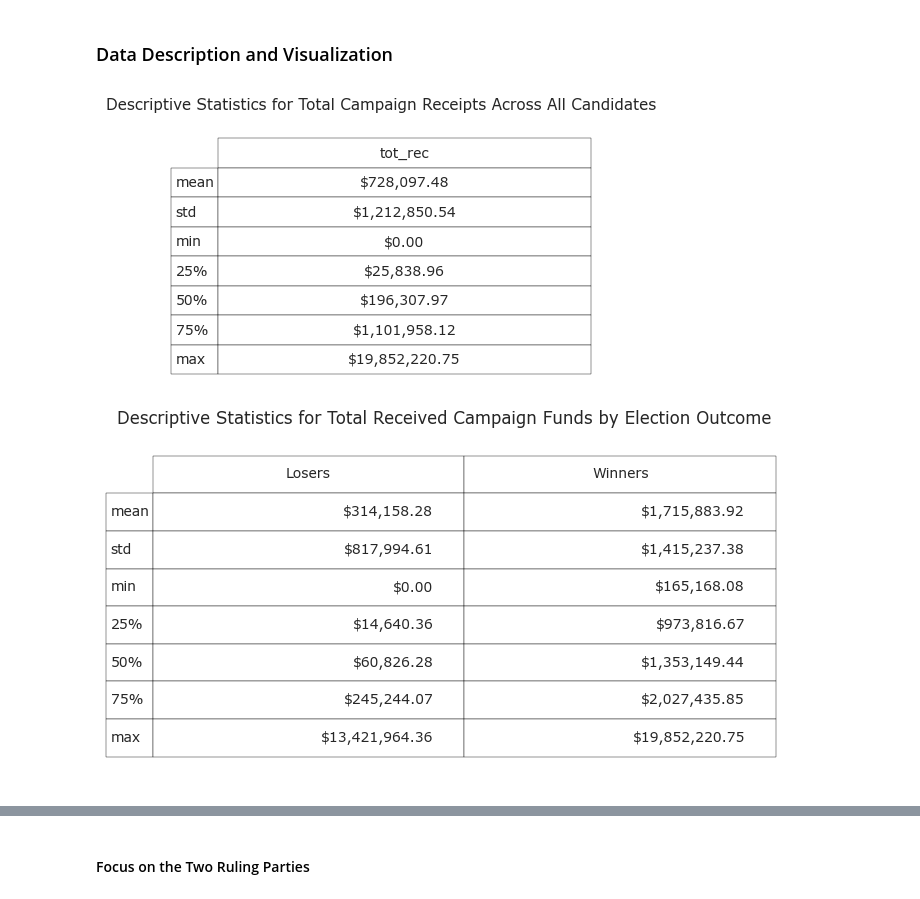
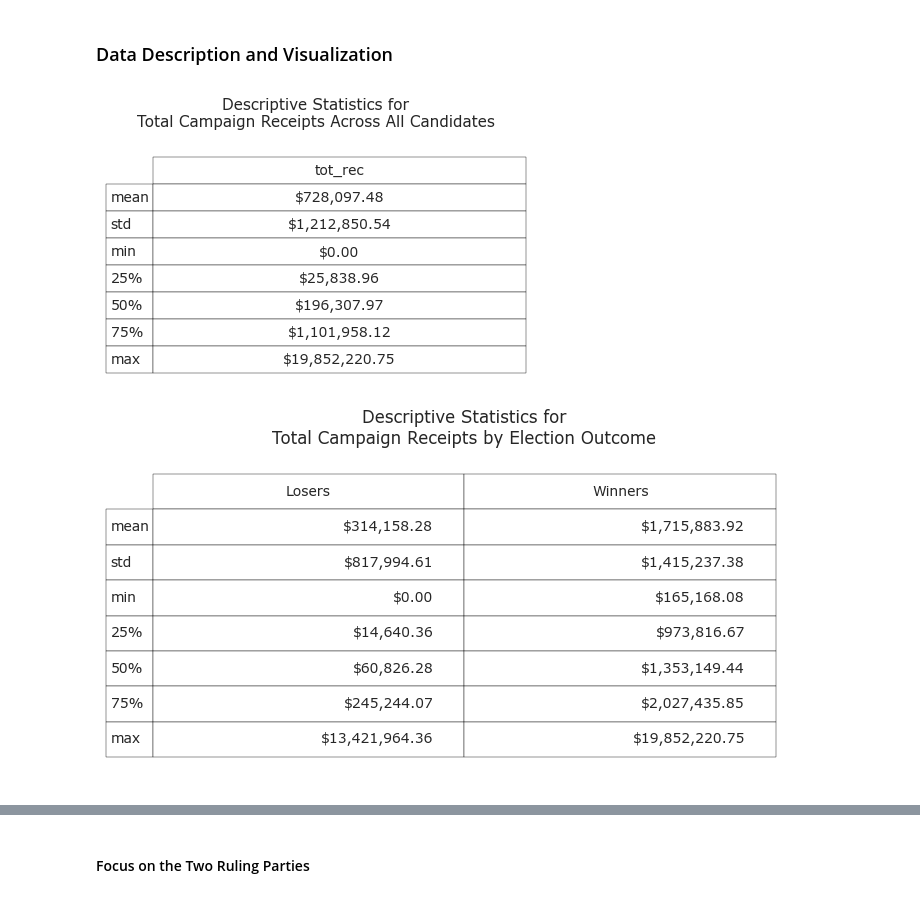
Before and after one commit to neophyte577/campaign-finance-analysis-house-2016, a Jupyter notebook: analysis/house_campaign_finance_analysis_2016.ipynb, the cells around one changed output, grey strips where cells are left out. Drawn from its saved outputs; the diff is of its cells as text; code cells hidden in the pictures.

```diff
--- a/house_campaign_finance_analysis_2016.ipynb
+++ b/analysis/house_campaign_finance_analysis_2016.ipynb
@@ -21,11 +21,11 @@ In light of these limitations, two datasets have been produced via two different
 
 The second dataset will serve as the focus of the parametric analyses and algorithmic classifications which follow, while the first will be analyzed in a separate notebook. It seems reasonable to expect that both will scale and complement one another nicely upon augmentation with data from additional election cycles.
 # %%
-finance = pd.read_csv('prepped_data/house_campaign_finance_data_2016.csv')
+finance = pd.read_csv('../prepped_data/house_campaign_finance_data_2016.csv')
 
 finance[['fec_id','first_name','last_name']] = finance[['fec_id','first_name','last_name']].astype(str)
 
-election = pd.read_csv('prepped_data/house_election_results_2016.csv')
+election = pd.read_csv('../prepped_data/house_election_results_2016.csv')
 
 election[['fec_id','first_name','last_name']] = election[['fec_id','first_name','last_name']].astype(str)
 # %% [markdown]
@@ -281,7 +281,7 @@ dtype: object
 # %% [markdown]
 As can be seen from the output of the cells below, the is a large discrepancy in incumbent count between the vote-inclusive dataset and the larger dataset is attributable to the 50 representatives who had raised campaign funds during the 2015-2016 cycle (and were therefore included in the finance data), but were either retiring from public office or were seeking a different office (and were therefore excluded from the electoral data). As this project is meant to investigate the relationship between campaign contributions and election outcomes, these candidates were excluded from the larger dataset.
 # %%
-retiree_df = pd.read_csv('raw_data/retiring_incumbents_house_2016.csv')
+retiree_df = pd.read_csv('../raw_data/retiring_incumbents_house_2016.csv')
 
 retiree_df = clean_names(retiree_df)
 
@@ -400,37 +400,39 @@ house = house[house['state_abbr'].isin(states)]
 # %%
 # d = house[['tot_rec','votes']].describe().drop(index='count')
 d = house[['tot_rec']].describe().drop(index='count')
 
 d['tot_rec'] = d['tot_rec'].apply(lambda x: f"${x:,.2f}" if isinstance(x, (int, float)) else x)
 # d['votes'] = d['votes'].astype(int).apply(lambda x: f"{x:,}" if isinstance(x, (int, float)) else x)
 
 fig, ax = plt.subplots(figsize=(4.5, 3))
 
 ax.axis('tight')
 ax.axis('off')
 plt.rcParams['font.family'] = 'Verdana'
 
 table = ax.table(
     cellText=d.values,
     colLabels=d.columns,
     rowLabels=d.index,
     loc='center',
     cellLoc='center'
 )
 
 table.auto_set_font_size(False)
 table.set_fontsize(10)
 table.scale(1, 2)
-fig.suptitle('Descriptive Statistics for Total Campaign Receipts Across All Candidates', fontsize=11)
+fig.suptitle('Descriptive Statistics for\nTotal Campaign Receipts Across All Candidates', fontsize=11)
 fig.tight_layout()
-
+fig.savefig('../results/figures/table_of_descriptive_statistics_for_total_campaign_receipts_across_all_candidates.png')
 plt.show()
 # %% [output]
-[figure, old version]
+[figure, new version]
 # %%
-describe_losers = house[house['winner']==0]['tot_rec'].describe().apply(lambda x: f'${x:,.2f}' if isinstance(x, (int, float)) else x).drop('count', axis='index')
+describe_losers = house[house['winner']==0]['tot_rec'].describe().apply(lambda x: f'${x:,.2f}'
+                                                                        if isinstance(x, (int, float)) else x).drop('count', axis='index')
 
-describe_winners = house[house['winner']==1]['tot_rec'].describe().apply(lambda x: f"${x:,.2f}" if isinstance(x, (int, float)) else x).drop('count', axis='index')
+describe_winners = house[house['winner']==1]['tot_rec'].describe().apply(lambda x: f"${x:,.2f}"
+                                                                         if isinstance(x, (int, float)) else x).drop('count', axis='index')
 
 des = pd.concat([describe_losers, describe_winners], axis='columns')
 
@@ -440,11 +442,12 @@ plt.rcParams['font.family'] = 'Verdana'
 ax.axis('off'), ax.axis('tight')
 table = ax.table(cellText=des.values.tolist(), rowLabels=des.index, colLabels=['Losers','Winners'], loc='center')
 table.scale(1,2)
-plt.title('Descriptive Statistics for Total Received Campaign Funds by Election Outcome       ')
-
+plt.title('Descriptive Statistics for\nTotal Campaign Receipts by Election Outcome')
 fig.tight_layout()
+fig.savefig('../results/figures/table_of_descriptive_statistics_for_total_campaign_receipts_by_election_outcome.png')
+plt.show()
 # %% [output]
-[figure, old version]
+[figure, new version]
 # %%
 sns.histplot(data=house, x='tot_rec', kde=True, color='#15b01a')
 
```
Also changed, not shown: parts of 19 cells of this notebook, 24 other files.
